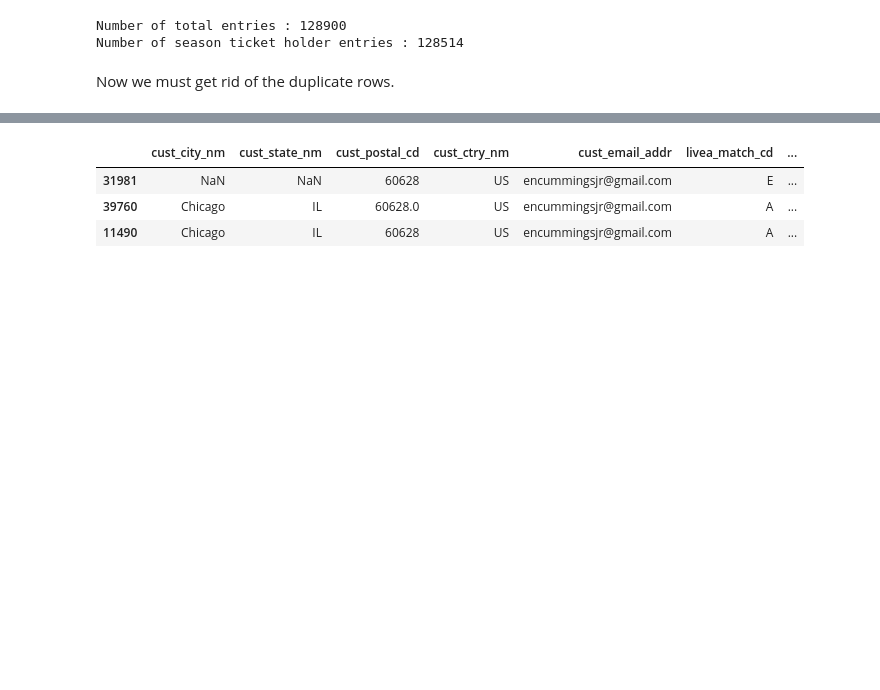
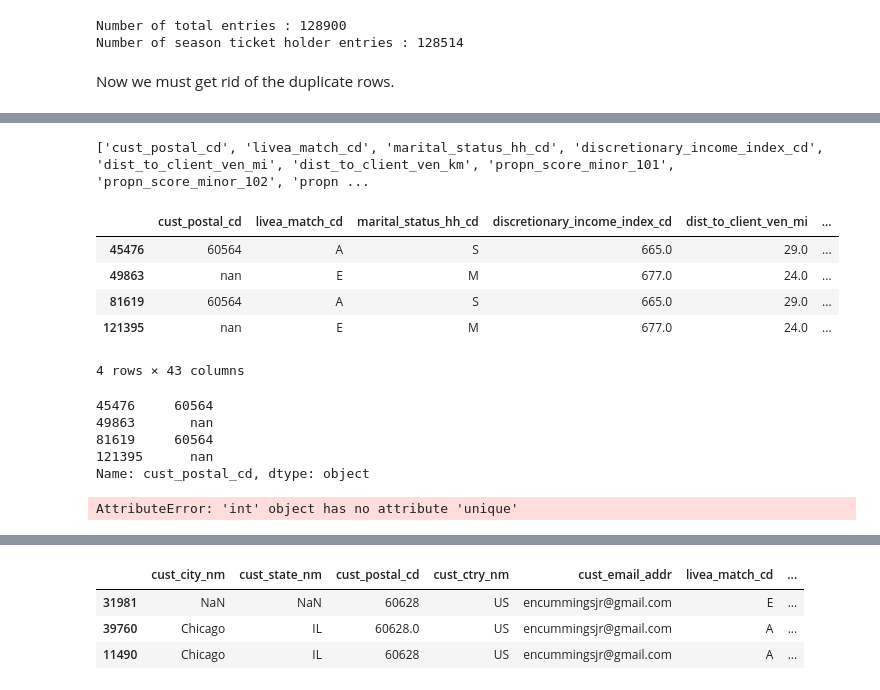
Before and after one commit to mathewj1/acl_spring_24_bulls2, a Jupyter notebook: notebooks/data_cleaning.ipynb, the cells around one changed output, grey strips where cells are left out. Saved outputs shown, nothing was run; the diff lists cells and outputs as text; code cells hidden in the pictures; blank space fills up the shorter version.

```diff
--- a/notebooks/data_cleaning.ipynb
+++ b/notebooks/data_cleaning.ipynb
@@ -579,0 +703,56 @@ df_season_liva[df_season_liva["cust_email_addr"] == 'markruane@ruaneconstruction
+# %%
+# List to hold columns with more than 1 unique value
+columns_with_multiple_unique_values = []
+
+# Iterate over columns
+for col in fan.columns:
+    # Check number of unique values
+    if fan[col].nunique() > 1:
+        columns_with_multiple_unique_values.append(col)
+print(columns_with_multiple_unique_values)
+fan[columns_with_multiple_unique_values]
+# %% [output]
+['cust_postal_cd', 'livea_match_cd', 'marital_status_hh_cd', 'discretionary_income_index_cd', 'dist_to_client_ven_mi', 'dist_to_client_ven_km', 'propn_score_minor_101', 'propn_score_minor_102', 'propn ...
+|  | cust_postal_cd | livea_match_cd | marital_status_hh_cd | discretionary_income_index_cd | dist_to_client_ven_mi | ... |
+| 45476 | 60564 | A | S | 665.0 | 29.0 | ... |
+| 49863 | nan | E | M | 677.0 | 24.0 | ... |
+| 81619 | 60564 | A | S | 665.0 | 29.0 | ... |
+| 121395 | nan | E | M | 677.0 | 24.0 | ... |
+4 rows × 43 columns
+# %%
+fan['cust_postal_cd'].agg(type(col))
+# %% [output]
+45476     60564
+49863       nan
+81619     60564
+121395      nan
+Name: cust_postal_cd, dtype: object
+# %%
+def highest_non_zero(col):
+    col = col[col.notna()]  # Filter out null values
+    if len(col) > 0:  # If there are any remaining values, return the highest one
+        if type(col) == 'str':
+            return col.max()
+        return col.max()
+    else:  # If there are no remaining values, return NaN
+        return np.nan
+
+def consolidate(df):
+    # Define a function to return the highest non-zero, non-null value
+    def highest_non_zero(col):
+        col = col[col.notna()]  # Filter out null values
+        if len(col) > 0:  # If there are any remaining values, return the highest one
+            return col.max()
+        else:  # If there are no remaining values, return NaN
+            return None
+
+    # Apply the function to each column and reduce to a single row
+    return df.agg(highest_non_zero)
+
+# Use the function to consolidate each year's data
+for year in list(fan['year'].unique()):
+    fan_year = fan[fan['year'] == year]
+    consolidated = consolidate(fan_year)
+    fan[fan['year'] == year] = consolidated
+# %% [output]
+AttributeError: 'int' object has no attribute 'unique'
```
Also changed, not shown: parts of 20 cells of this notebook, 1 other file.
